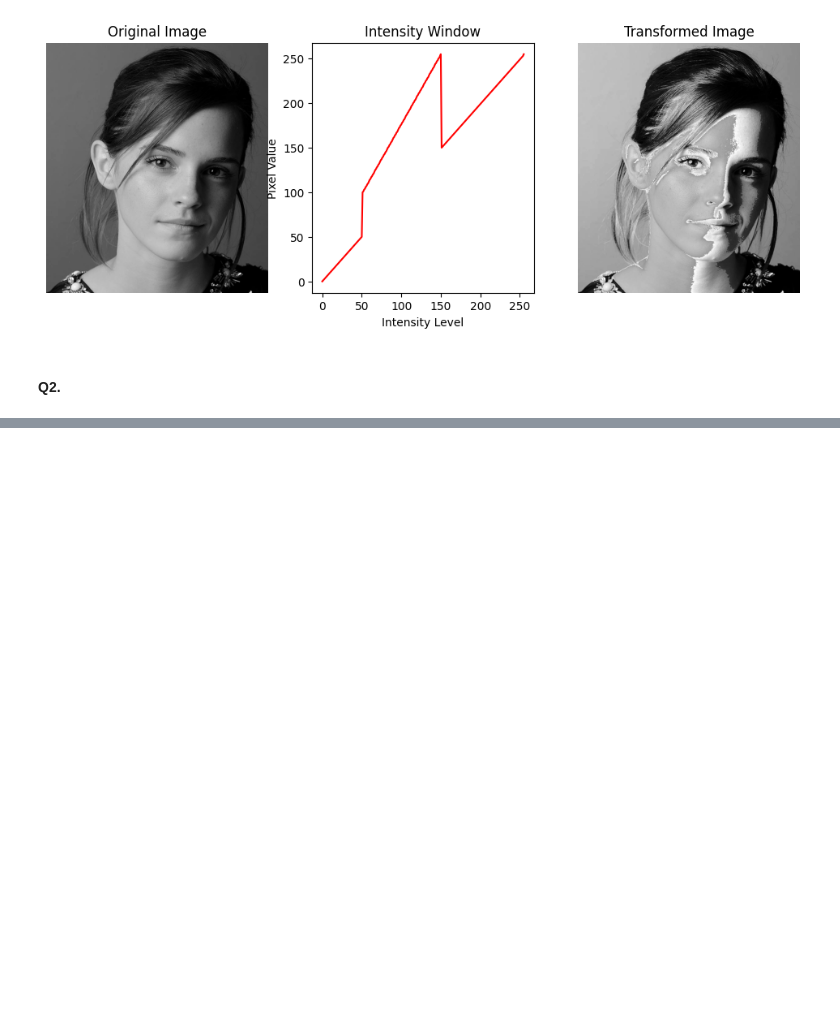
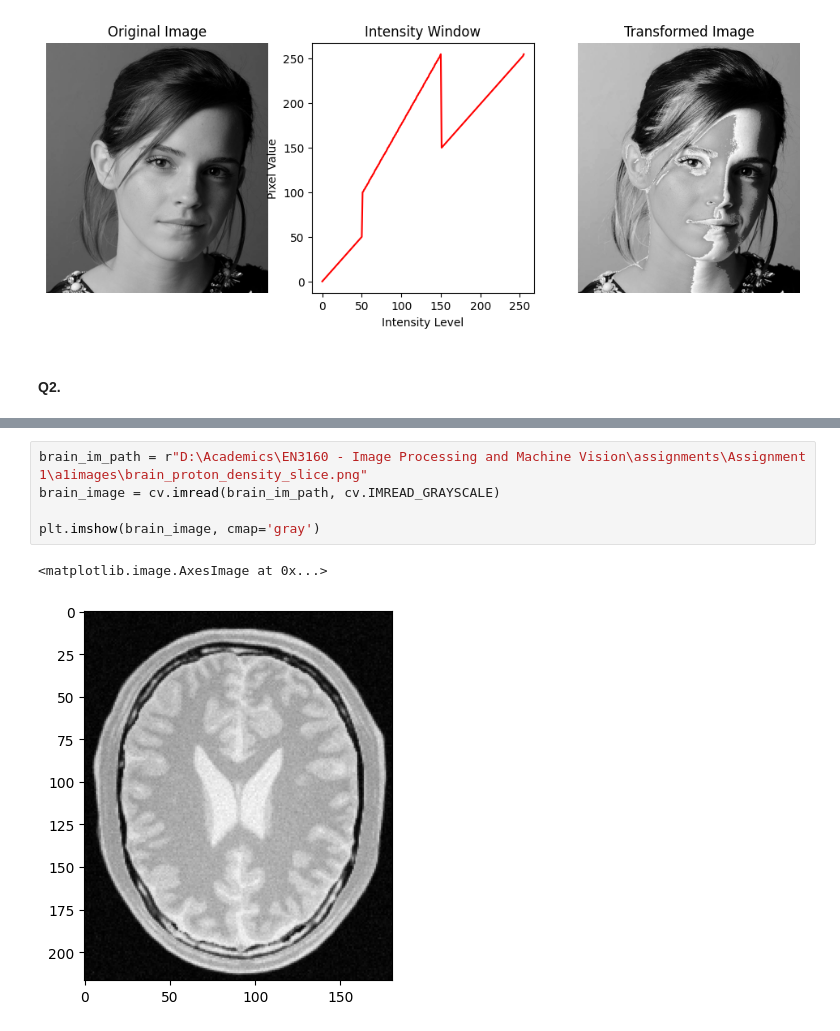
Before and after one commit to nadunnr/EN3160-Image-Processing-and-Machine-Vision, a Jupyter notebook: assignments/Assignment 1/assignment_1.ipynb, the cells around one changed output, grey strips where cells are left out. Saved outputs shown, nothing was run; the diff lists cells and outputs as text; blank space fills up the shorter version.

```diff
--- a/assignments/Assignment 1/assignment_1.ipynb
+++ b/assignments/Assignment 1/assignment_1.ipynb
@@ -88,0 +41,8 @@ plt.show()
+# %%
+brain_im_path = r"D:\Academics\EN3160 - Image Processing and Machine Vision\assignments\Assignment 1\a1images\brain_proton_density_slice.png"
+brain_image = cv.imread(brain_im_path, cv.IMREAD_GRAYSCALE)
+
+plt.imshow(brain_image, cmap='gray')
+# %% [output]
+<matplotlib.image.AxesImage at 0x...>
+[figure, added]
```
Also changed, not shown: parts of 6 cells of this notebook.
